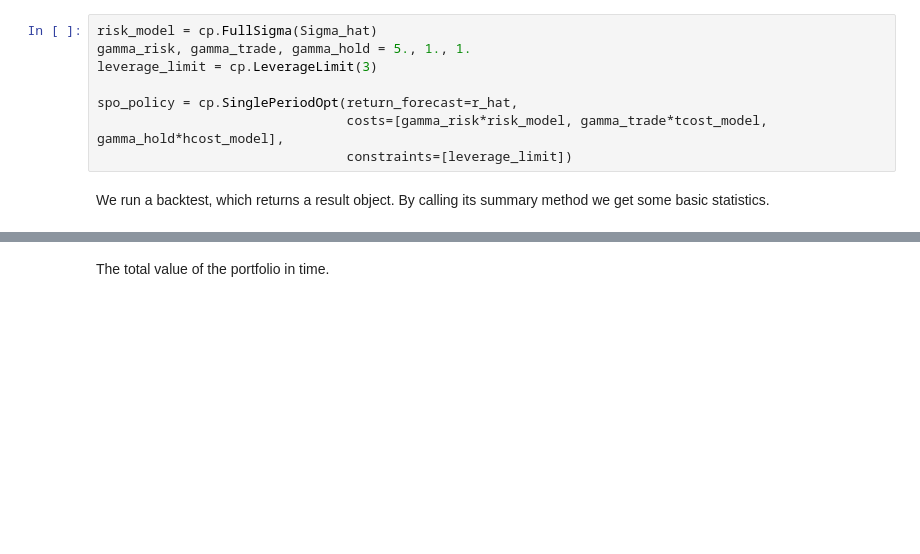
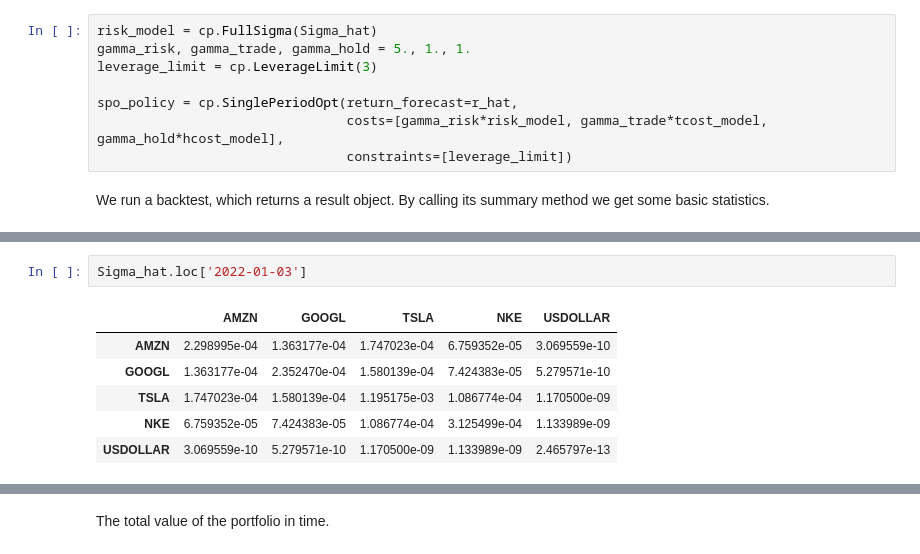
Before and after one commit to cvxgrp/cvxportfolio, a Jupyter notebook: examples/HelloWorld.ipynb, the cells around one changed output, grey strips where cells are left out. Saved outputs shown, nothing was run; the diff lists cells and outputs as text; blank space fills up the shorter version.

```diff
--- a/examples/HelloWorld.ipynb
+++ b/examples/HelloWorld.ipynb
@@ -85,0 +97,9 @@ Average simulator time (sec)                  0.003
+# %%
+Sigma_hat.loc['2022-01-03']
+# %% [output]
+|  | AMZN | GOOGL | TSLA | NKE | USDOLLAR |
+| AMZN | 2.298995e-04 | 1.363177e-04 | 1.747023e-04 | 6.759352e-05 | 3.069559e-10 |
+| GOOGL | 1.363177e-04 | 2.352470e-04 | 1.580139e-04 | 7.424383e-05 | 5.279571e-10 |
+| TSLA | 1.747023e-04 | 1.580139e-04 | 1.195175e-03 | 1.086774e-04 | 1.170500e-09 |
+| NKE | 6.759352e-05 | 7.424383e-05 | 1.086774e-04 | 3.125499e-04 | 1.133989e-09 |
+| USDOLLAR | 3.069559e-10 | 5.279571e-10 | 1.170500e-09 | 1.133989e-09 | 2.465797e-13 |
```
Also changed, not shown: parts of 8 cells of this notebook, 1 other file.
